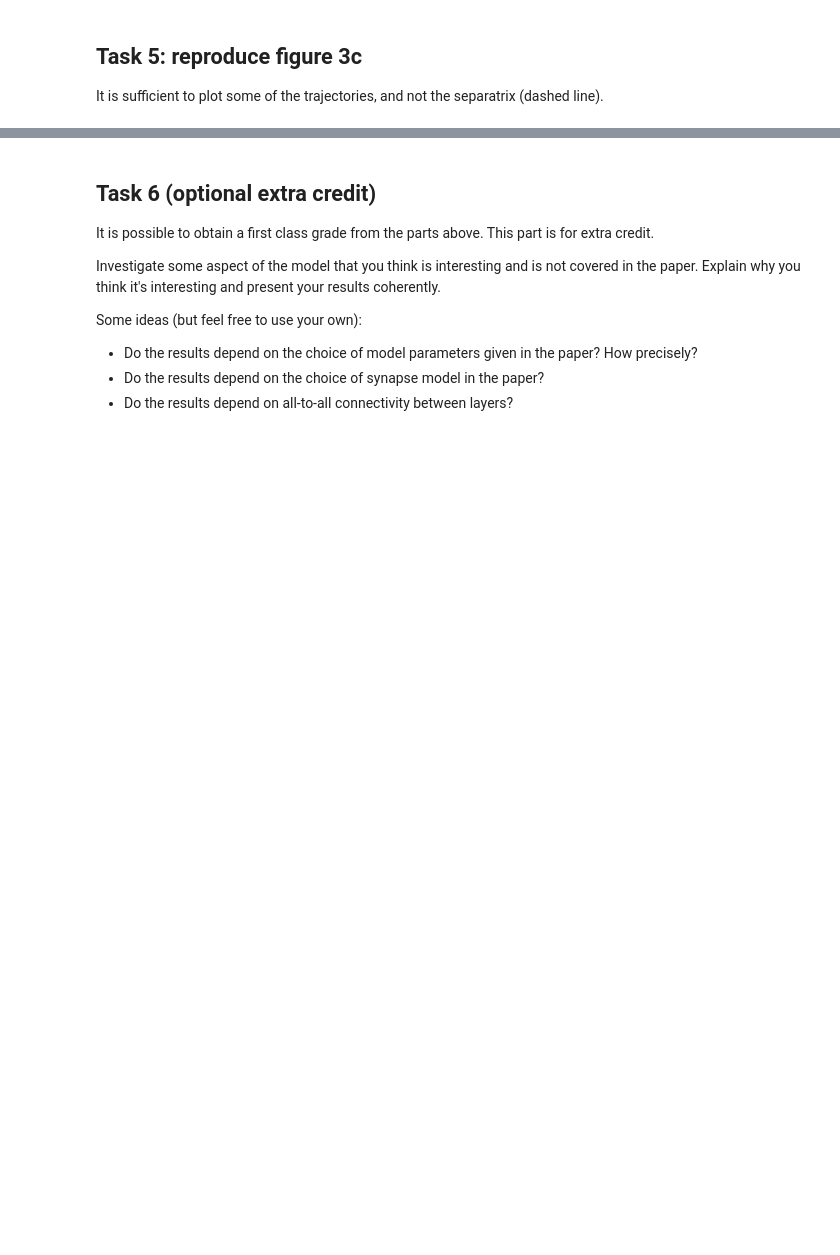
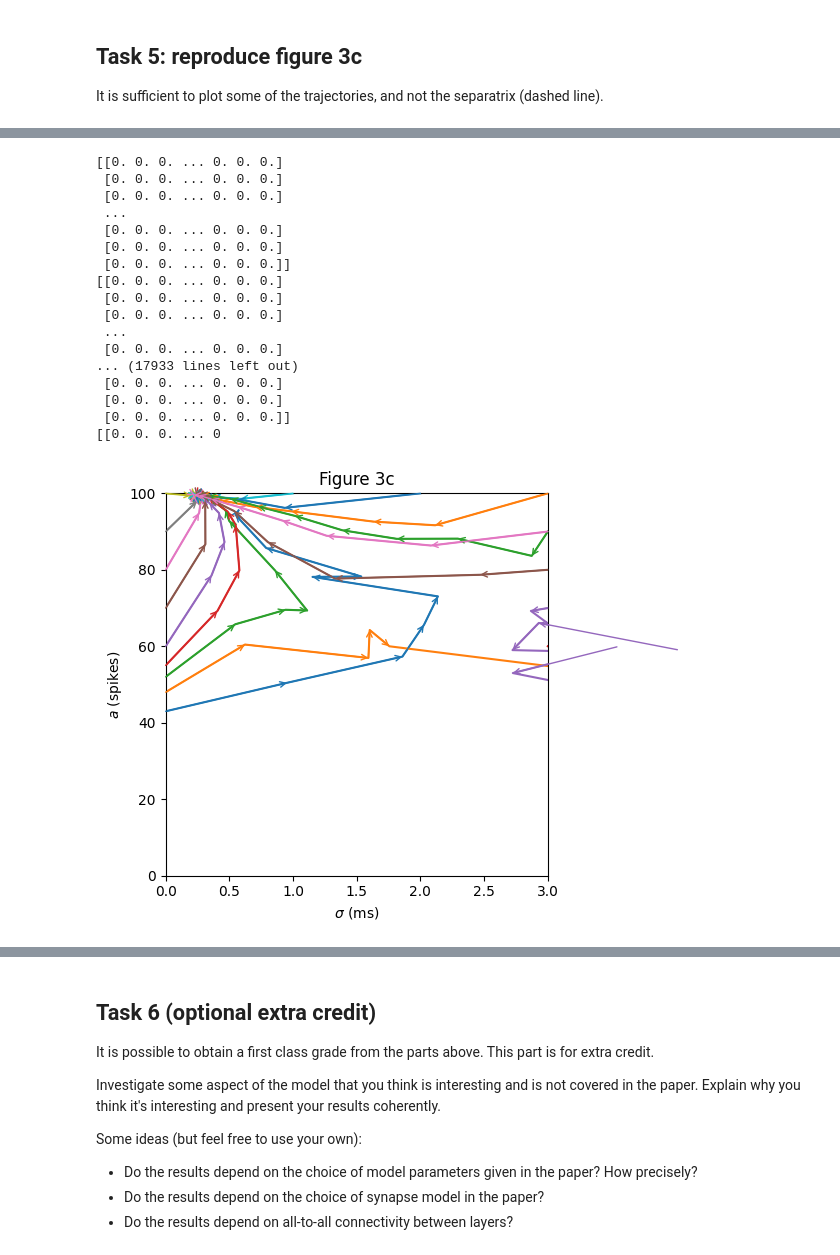
Before and after one commit to yayyzan/NeuroForML-CW1, a Jupyter notebook: synfire_no_answers.ipynb, the cells around one changed output, grey strips where cells are left out. Saved outputs shown, nothing was run; the diff lists cells and outputs as text; code cells hidden in the pictures; blank space fills up the shorter version.

Commit message:
Finished task 4,5 stated ext

```diff
--- a/synfire_no_answers.ipynb
+++ b/synfire_no_answers.ipynb
@@ -415,3 +363,77 @@ TypeError: cannot unpack non-iterable ellipsis object
+# %%
+# We choose starting points (based on the paper's choice of starting points) on the borders of the (a, sigma) state-space to initialise pulse packets.
+starting_points = [
+    (43, 0), (48, 0), (52, 0), (55, 0), (60, 0), (70, 0), (80, 0), (90, 0),
+    (100, 0), (100, 1), (100, 2), (100, 3), (90, 3), (60, 3), (70, 3),
+    (80, 3), (90, 3)
+]
+
+repeats = 20       # Number of times to repeat the calculation in order to average out runs and get a smoother trajectory (negating noise impact)
+dt = 0.1            # Time step
+num_neurons = 100   # As outlined in the paper
+offset = 100        # We include an offset of 10ms, so that, even for a sigma_in of 3ms, >99.7% of results will happen in the given timeframe
+                    # This is because we dont want any spikes happening in a negative timestep, so those will be cut off.
+                    # So in order to minimise the effect from cutting out those few outliers, we give the input burst a lot of space.
+def calculate_mean_values(num_neurons, a, sigma, repeats, offset, dt, s):
+    """Calculate the mean values of a and sigma over multiple runs."""
+    a_sum = 0
+    sigma_sum = 0
+
+    for _ in range(repeats):
+        s_1 = all_to_all(s)
+        _, s_1 = simulate_layer(num_neurons=num_neurons, spikes_in=s_1, noise=True, num_time_steps=400, delay=0)
+
+        alpha_temp, sigma_temp = estimate_pulse_parameters(s_1, num_neurons)
+        a_temp = int(alpha_temp * num_neurons)
+
+        a_sum += a_temp
+        sigma_sum += sigma_temp
+
+    return a_sum/repeats, sigma_sum/repeats, s_1
+
+for idx, (a, sigma) in enumerate(starting_points):
+    A, SIGMA = [a], [sigma]
+    s = input_burst(num_neurons=num_neurons, num_active=a, offset=offset, sigma=sigma, dt=dt, num_time_steps=400)
+
+    # We apply an input burst to a pulse packet characterising a spike volley
+    # by choosing a portion (a) of the total number of neurons to spike
+    for _ in range(10):
+        A.append(a)
+        SIGMA.append(sigma)
+        # Calculate mean values of a and sigma for the current (a, sigma)
+        a, sigma, s = calculate_mean_values(num_neurons, a, sigma, repeats, offset, dt, s)
+
+    # Plot results with arrows
+    plt.plot(SIGMA, A, c=f'C{idx}')
+    for i in range(len(SIGMA) - 1):
+        plt.annotate('', (SIGMA[i + 1], A[i + 1]), xytext=(SIGMA[i], A[i]),
+                     arrowprops=dict(arrowstyle='->', shrinkA=0, shrinkB=0, color=f'C{idx}'))
+
+plt.xlim(0, 3)
+plt.ylim(0, 100)
+plt.xlabel(r'$\sigma$ (ms)')
+plt.ylabel('$a$ (spikes)')
+plt.title('Figure 3c')
+plt.tight_layout()
+# %% [output]
+[[0. 0. 0. ... 0. 0. 0.]
+ [0. 0. 0. ... 0. 0. 0.]
+ [0. 0. 0. ... 0. 0. 0.]
+ ...
+ [0. 0. 0. ... 0. 0. 0.]
+ [0. 0. 0. ... 0. 0. 0.]
+ [0. 0. 0. ... 0. 0. 0.]]
+[[0. 0. 0. ... 0. 0. 0.]
+ [0. 0. 0. ... 0. 0. 0.]
+ [0. 0. 0. ... 0. 0. 0.]
+ ...
+ [0. 0. 0. ... 0. 0. 0.]
+... (17933 lines left out)
+ [0. 0. 0. ... 0. 0. 0.]
+ [0. 0. 0. ... 0. 0. 0.]
+ [0. 0. 0. ... 0. 0. 0.]]
+[[0. 0. 0. ... 0
+[figure, added]
 # %% [markdown]
 Expected results:
 
```
Also changed, not shown: parts of 12 cells of this notebook.
